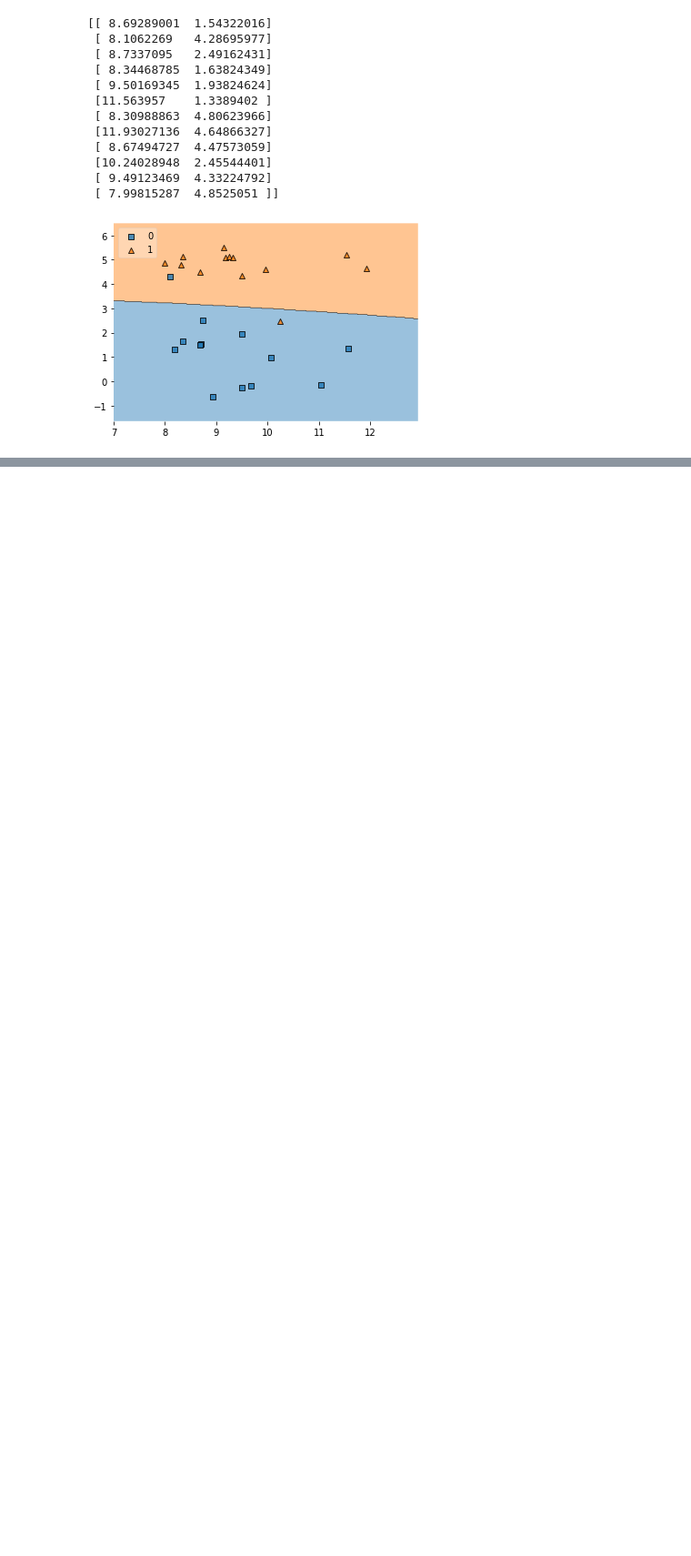
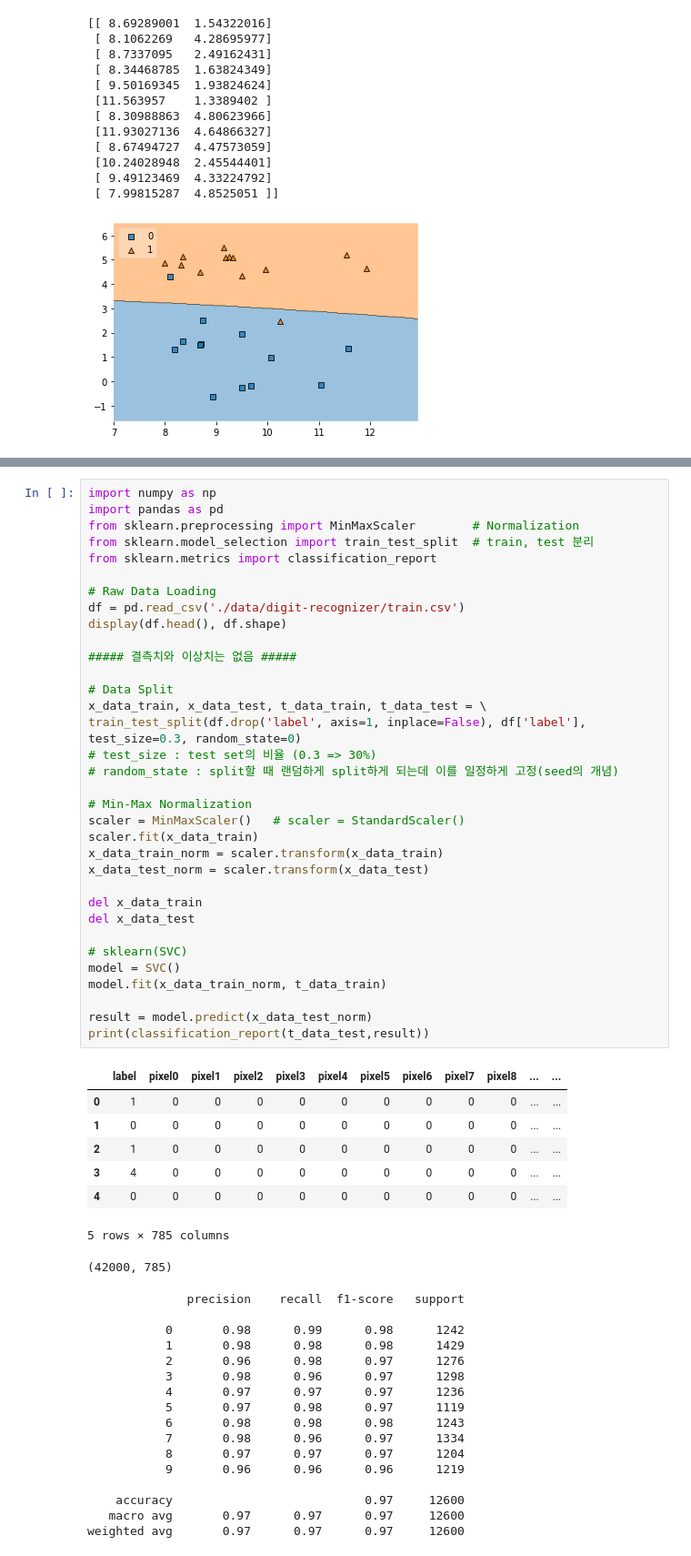
Before and after one commit to Gwang-chae/TIL, a Jupyter notebook: ML/SVM.ipynb, the cells around one changed output, grey strips where cells are left out. Shown: that part at 91% size. Saved outputs shown, nothing was run; the diff lists cells and outputs as text; blank space fills up the shorter version.

```diff
--- a/ML/SVM.ipynb
+++ b/ML/SVM.ipynb
@@ -42,0 +81,59 @@ plt.show()
+# %%
+import numpy as np
+import pandas as pd
+from sklearn.preprocessing import MinMaxScaler        # Normalization
+from sklearn.model_selection import train_test_split  # train, test 분리
+from sklearn.metrics import classification_report
+
+# Raw Data Loading
+df = pd.read_csv('./data/digit-recognizer/train.csv')
+display(df.head(), df.shape)
+
+##### 결측치와 이상치는 없음 #####
+
+# Data Split
+x_data_train, x_data_test, t_data_train, t_data_test = \
+train_test_split(df.drop('label', axis=1, inplace=False), df['label'], test_size=0.3, random_state=0)
+# test_size : test set의 비율 (0.3 => 30%)
+# random_state : split할 때 랜덤하게 split하게 되는데 이를 일정하게 고정(seed의 개념)
+
+# Min-Max Normalization
+scaler = MinMaxScaler()   # scaler = StandardScaler()
+scaler.fit(x_data_train)
+x_data_train_norm = scaler.transform(x_data_train)
+x_data_test_norm = scaler.transform(x_data_test)
+
+del x_data_train
+del x_data_test
+
+# sklearn(SVC)
+model = SVC()
+model.fit(x_data_train_norm, t_data_train)
+
+result = model.predict(x_data_test_norm)
+print(classification_report(t_data_test,result))
+# %% [output]
+|  | label | pixel0 | pixel1 | pixel2 | pixel3 | pixel4 | pixel5 | pixel6 | pixel7 | pixel8 | ... | ... |
+| 0 | 1 | 0 | 0 | 0 | 0 | 0 | 0 | 0 | 0 | 0 | ... | ... |
+| 1 | 0 | 0 | 0 | 0 | 0 | 0 | 0 | 0 | 0 | 0 | ... | ... |
+| 2 | 1 | 0 | 0 | 0 | 0 | 0 | 0 | 0 | 0 | 0 | ... | ... |
+| 3 | 4 | 0 | 0 | 0 | 0 | 0 | 0 | 0 | 0 | 0 | ... | ... |
+| 4 | 0 | 0 | 0 | 0 | 0 | 0 | 0 | 0 | 0 | 0 | ... | ... |
+5 rows × 785 columns
+(42000, 785)
+              precision    recall  f1-score   support
+
+           0       0.98      0.99      0.98      1242
+           1       0.98      0.98      0.98      1429
+           2       0.96      0.98      0.97      1276
+           3       0.98      0.96      0.97      1298
+           4       0.97      0.97      0.97      1236
+           5       0.97      0.98      0.97      1119
+           6       0.98      0.98      0.98      1243
+           7       0.98      0.96      0.97      1334
+           8       0.97      0.97      0.97      1204
+           9       0.96      0.96      0.96      1219
+
+    accuracy                           0.97     12600
+   macro avg       0.97      0.97      0.97     12600
+weighted avg       0.97      0.97      0.97     12600
```
Also changed, not shown: parts of 3 cells of this notebook.
